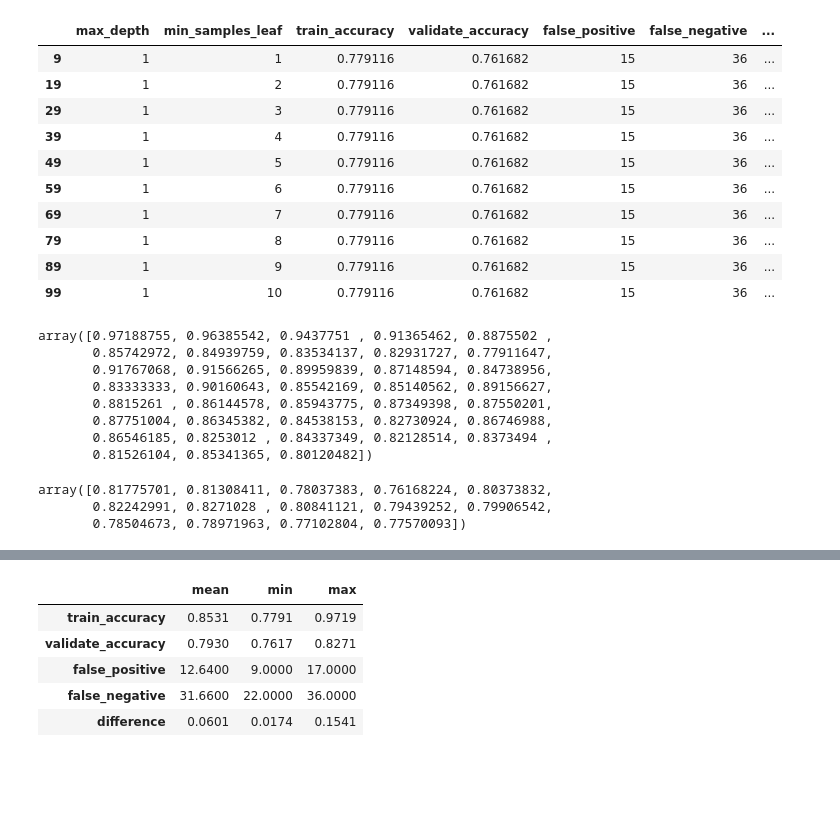
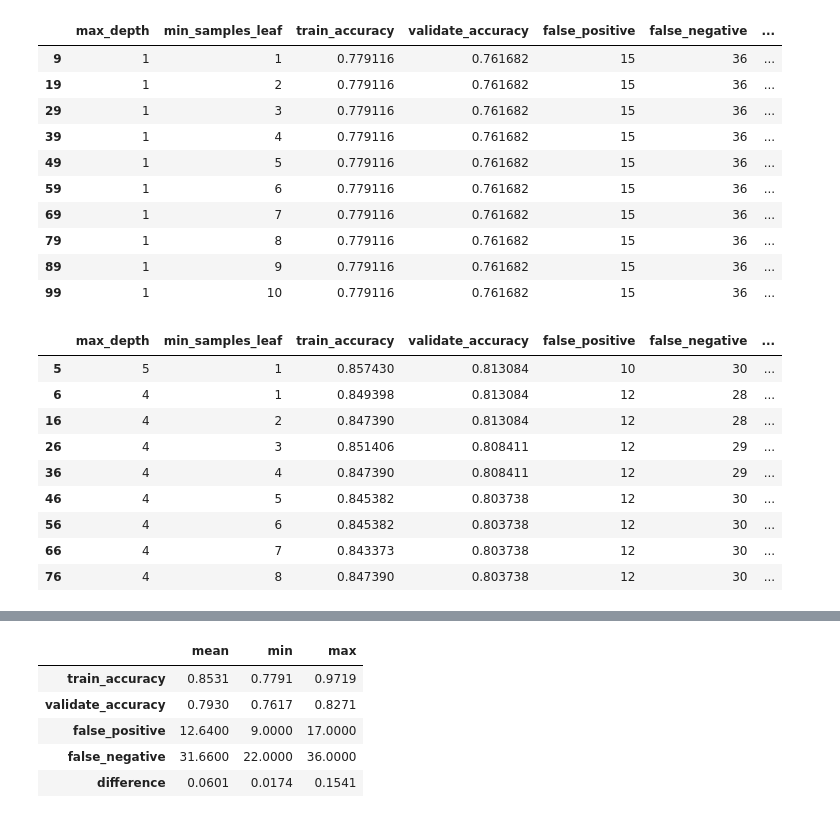
Before and after one commit to nadia-paz/classification-exercises, a Jupyter notebook: model_random_forest.ipynb, the cells around one changed output, grey strips where cells are left out. Drawn from its saved outputs; the diff is of its cells as text; code cells hidden in the pictures; blank space fills up the shorter version.

```diff
--- a/model_random_forest.ipynb
+++ b/model_random_forest.ipynb
@@ -237,20 +237,16 @@ df[df.difference == df.difference.min()]
 | 79 | 1 | 8 | 0.779116 | 0.761682 | 15 | 36 | ... |
 | 89 | 1 | 9 | 0.779116 | 0.761682 | 15 | 36 | ... |
 | 99 | 1 | 10 | 0.779116 | 0.761682 | 15 | 36 | ... |
-# %%
-df.train_accuracy.unique()
-# %% [output]
-array([0.97188755, 0.96385542, 0.9437751 , 0.91365462, 0.8875502 ,
-       0.85742972, 0.84939759, 0.83534137, 0.82931727, 0.77911647,
-       0.91767068, 0.91566265, 0.89959839, 0.87148594, 0.84738956,
-       0.83333333, 0.90160643, 0.85542169, 0.85140562, 0.89156627,
-       0.8815261 , 0.86144578, 0.85943775, 0.87349398, 0.87550201,
-       0.87751004, 0.86345382, 0.84538153, 0.82730924, 0.86746988,
-       0.86546185, 0.8253012 , 0.84337349, 0.82128514, 0.8373494 ,
-       0.81526104, 0.85341365, 0.80120482])
-# %%
-df.validate_accuracy.unique()
-# %% [output]
-array([0.81775701, 0.81308411, 0.78037383, 0.76168224, 0.80373832,
-       0.82242991, 0.8271028 , 0.80841121, 0.79439252, 0.79906542,
-       0.78504673, 0.78971963, 0.77102804, 0.77570093])
+# %%
+df[(df.validate_accuracy > 0.8) & (df.difference < 0.05)]
+# %% [output]
+|  | max_depth | min_samples_leaf | train_accuracy | validate_accuracy | false_positive | false_negative | ... |
+| 5 | 5 | 1 | 0.857430 | 0.813084 | 10 | 30 | ... |
+| 6 | 4 | 1 | 0.849398 | 0.813084 | 12 | 28 | ... |
+| 16 | 4 | 2 | 0.847390 | 0.813084 | 12 | 28 | ... |
+| 26 | 4 | 3 | 0.851406 | 0.808411 | 12 | 29 | ... |
+| 36 | 4 | 4 | 0.847390 | 0.808411 | 12 | 29 | ... |
+| 46 | 4 | 5 | 0.845382 | 0.803738 | 12 | 30 | ... |
+| 56 | 4 | 6 | 0.845382 | 0.803738 | 12 | 30 | ... |
+| 66 | 4 | 7 | 0.843373 | 0.803738 | 12 | 30 | ... |
+| 76 | 4 | 8 | 0.847390 | 0.803738 | 12 | 30 | ... |
```
Also changed, not shown: parts of 3 cells of this notebook.
